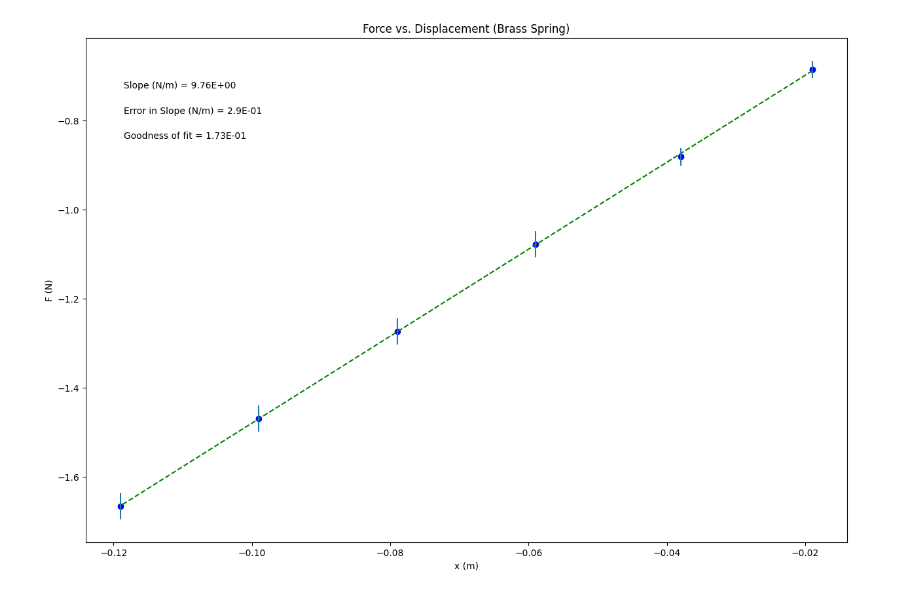
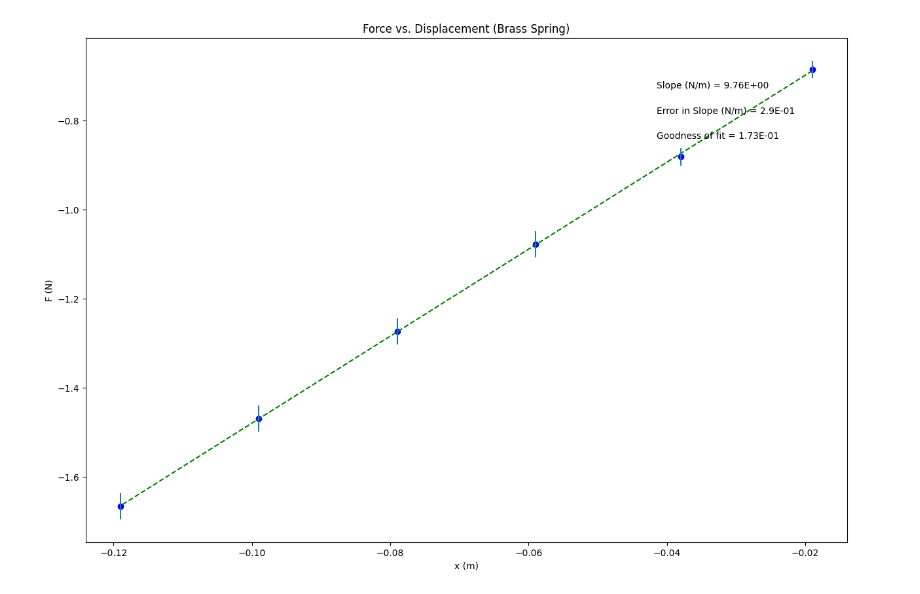
Before and after one commit to emoney175343/PHSX_216N, a Jupyter notebook: PHSX_216N_Brass.ipynb, the cells around one changed output. Saved outputs shown, nothing was run; the diff lists cells and outputs as text; code cells hidden in the pictures.

```diff
--- a/PHSX_216N_Brass.ipynb
+++ b/PHSX_216N_Brass.ipynb
@@ -45,7 +45,7 @@ y_label= 'F (N)'
 slope_units= 'N/m'
 
 #update annotation placement with integer from 1 to 4, top R corner is 1 (counter-clockwise from there)
-annotation_placement=2
+annotation_placement=1
 
 
 #-----------------------------------------------------------------------#
@@ -88,31 +88,31 @@ elif annotation_placement==3 or annotation_placement==4:
     ypos=[.2,.15,.1]
 
 #-----------------------------------------------------------------------#
 #Don't need to change anything in this section!
 
 #Plot data on graph. Plot error bars and place values for slope,
 #error in slope and goodness of fit on the plot using "annotate"
 
 plt.figure(figsize=(15,10))
 
 plt.plot(x, fit, color='green', linestyle='--')
 plt.scatter(x, y, color='blue', marker='o')
 
 plt.xlabel(x_label)
 plt.ylabel(y_label)
 plt.title(plot_title)
 
 plt.errorbar(x, y, yerr=dy, xerr=None, fmt="none") #don't need to plot x error bars
 
 plt.annotate('Slope ({}) = {value:.{digits}E}'.format(slope_units,value=m, digits=2),
              (xpos, ypos[0]), xycoords='axes fraction')
 
 plt.annotate('Error in Slope ({}) = {value:.{digits}E}'.format(slope_units,value=dm, digits=1),
              (xpos, ypos[1]), xycoords='axes fraction')
 
 plt.annotate('Goodness of fit = {value:.{digits}E}'.format(value=N, digits=2),
              (xpos, ypos[2]), xycoords='axes fraction')
 
 plt.show()
 # %% [output]
-[figure, old version]
+[figure, new version]
```
